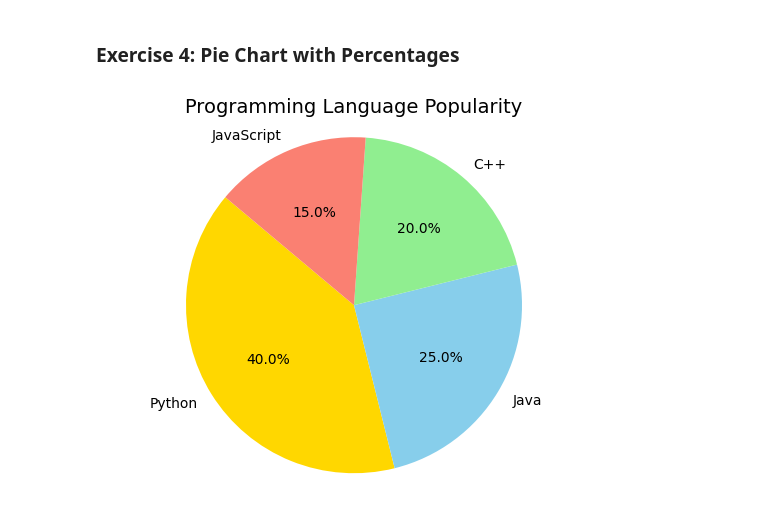
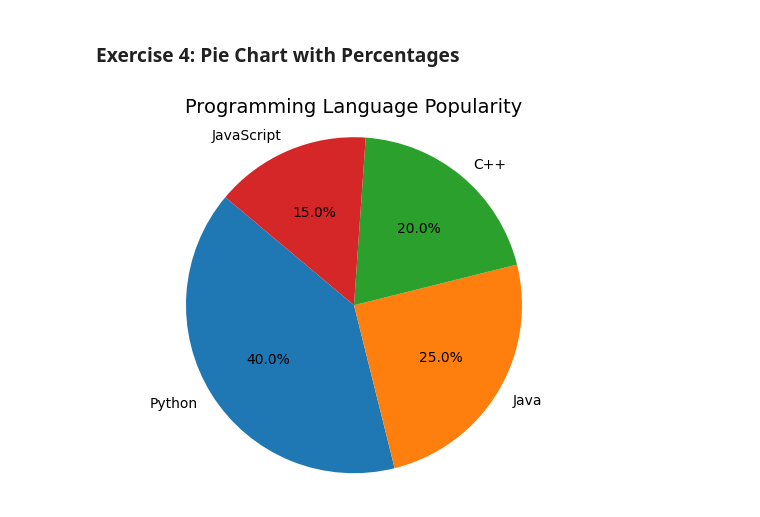
Before and after one commit to Shilpagk2003/python-jupyter-template, a Jupyter notebook: src/4-pie-chart.ipynb, the cells around one changed output. Drawn from its saved outputs; the diff is of its cells as text; code cells hidden in the pictures.

```diff
--- a/src/4-pie-chart.ipynb
+++ b/src/4-pie-chart.ipynb
@@ -6,18 +6,19 @@
 # %%
 # Import the required library
 import matplotlib.pyplot as plt
+
 # Data
 labels = ['Python', 'Java', 'C++', 'JavaScript']
 sizes = [40, 25, 20, 15]
-colors = ['gold', 'skyblue', 'lightgreen', 'salmon']
-# Optional: colors for each section
+
 # Create the pie chart
-plt.pie(sizes, labels=labels, colors=colors, autopct='%1.1f%%', startangle=140)
+plt.pie(sizes, labels=labels, autopct='%1.1f%%', startangle=140)
+
 # Add a title
 plt.title("Programming Language Popularity", fontsize=14)
+
 # Display the chart
-plt.axis('equal')
-# Ensures the pie chart is circular
+plt.axis('equal')  # Ensures the pie chart is circular
 plt.show()
 # %% [output]
-[figure, old version]
+[figure, new version]
```
Also changed, not shown: 1 other file.
